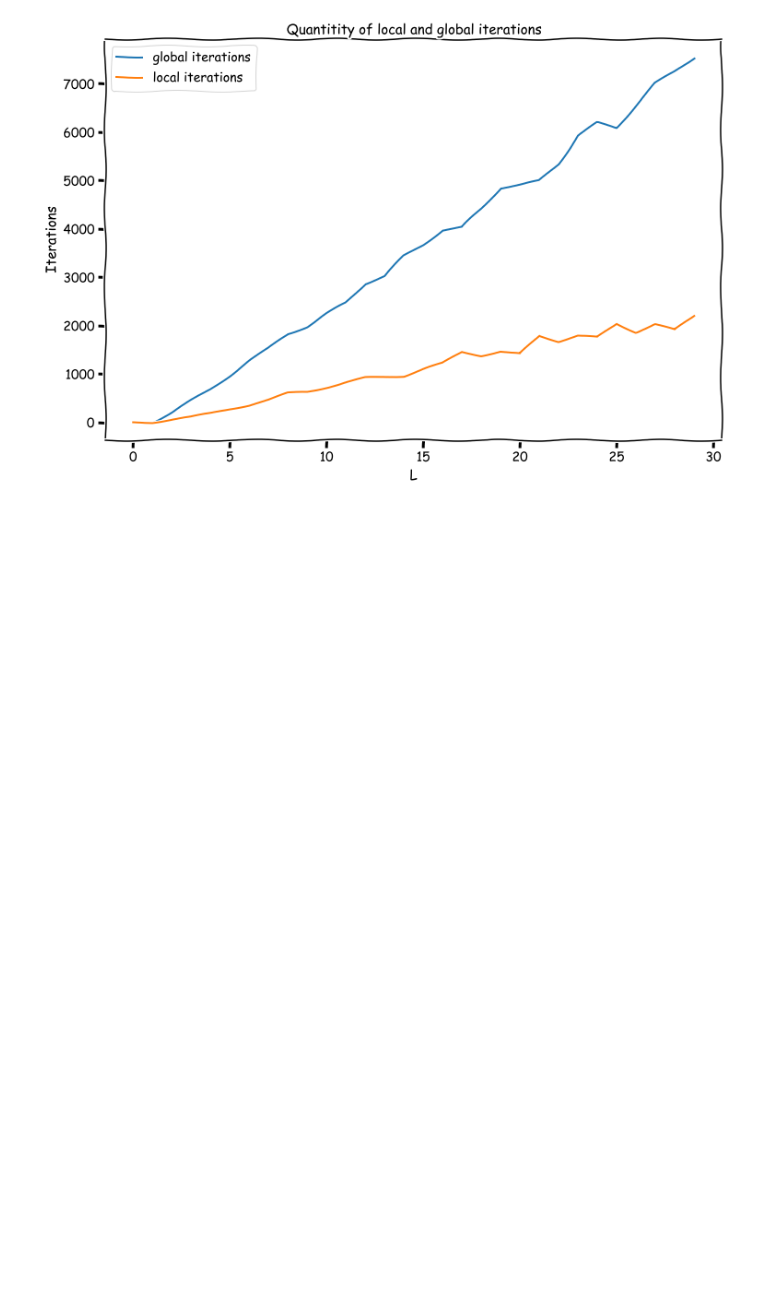
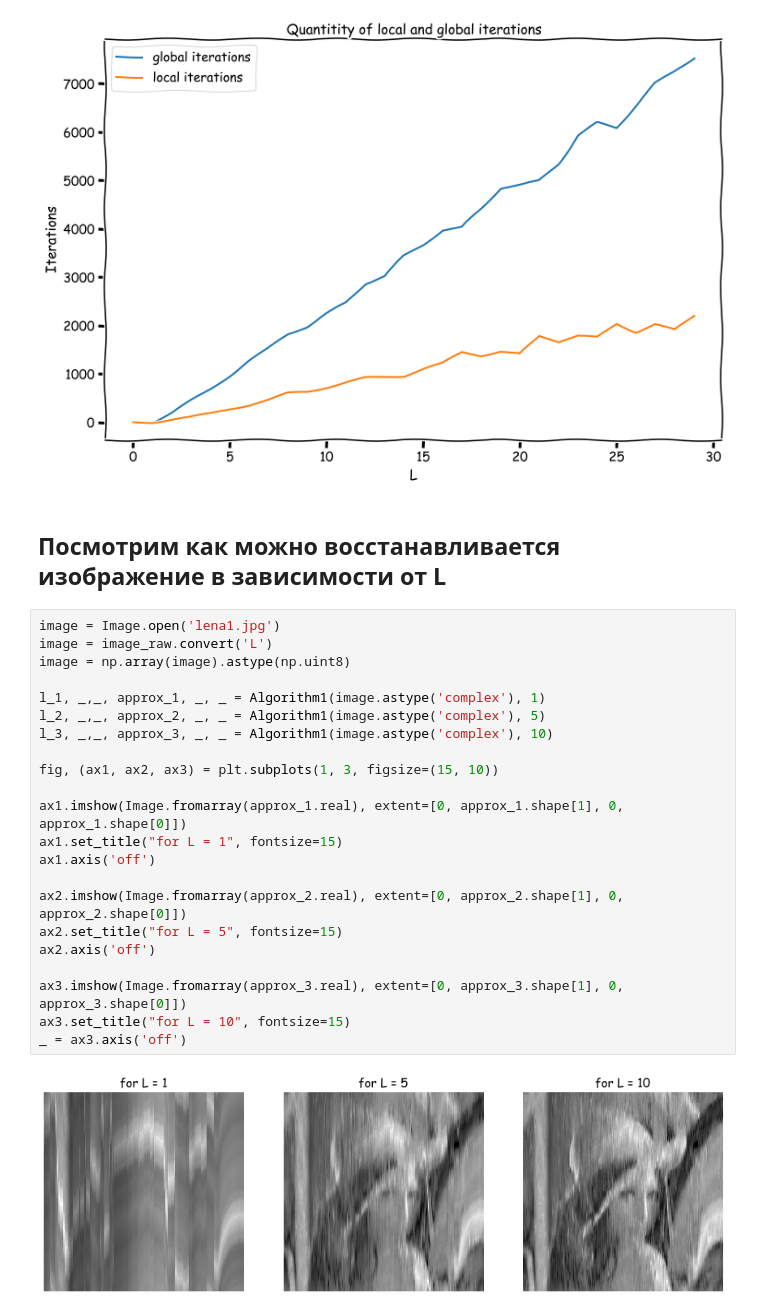
Before and after one commit to Vitaly-Protasov/NLA-project, a Jupyter notebook: Project_nla.ipynb, the cells around one changed output. Saved outputs shown, nothing was run; the diff lists cells and outputs as text; blank space fills up the shorter version.

```diff
--- a/Project_nla.ipynb
+++ b/Project_nla.ipynb
@@ -189,3 +189,29 @@ plt.xkcd()
 _ = plt.legend()
 # %% [output]
 [figure]
+# %% [markdown]
+## Посмотрим как можно восстанавливается изображение в зависимости от L
+# %%
+image = Image.open('lena1.jpg')
+image = image_raw.convert('L')
+image = np.array(image).astype(np.uint8)
+
+l_1, _,_, approx_1, _, _ = Algorithm1(image.astype('complex'), 1)
+l_2, _,_, approx_2, _, _ = Algorithm1(image.astype('complex'), 5)
+l_3, _,_, approx_3, _, _ = Algorithm1(image.astype('complex'), 10)
+
+fig, (ax1, ax2, ax3) = plt.subplots(1, 3, figsize=(15, 10))
+
+ax1.imshow(Image.fromarray(approx_1.real), extent=[0, approx_1.shape[1], 0, approx_1.shape[0]])
+ax1.set_title("for L = 1", fontsize=15)
+ax1.axis('off')
+
+ax2.imshow(Image.fromarray(approx_2.real), extent=[0, approx_2.shape[1], 0, approx_2.shape[0]])
+ax2.set_title("for L = 5", fontsize=15)
+ax2.axis('off')
+
+ax3.imshow(Image.fromarray(approx_3.real), extent=[0, approx_3.shape[1], 0, approx_3.shape[0]])
+ax3.set_title("for L = 10", fontsize=15)
+_ = ax3.axis('off')
+# %% [output]
+[figure, added]
```
Also changed, not shown: 1 other file.
